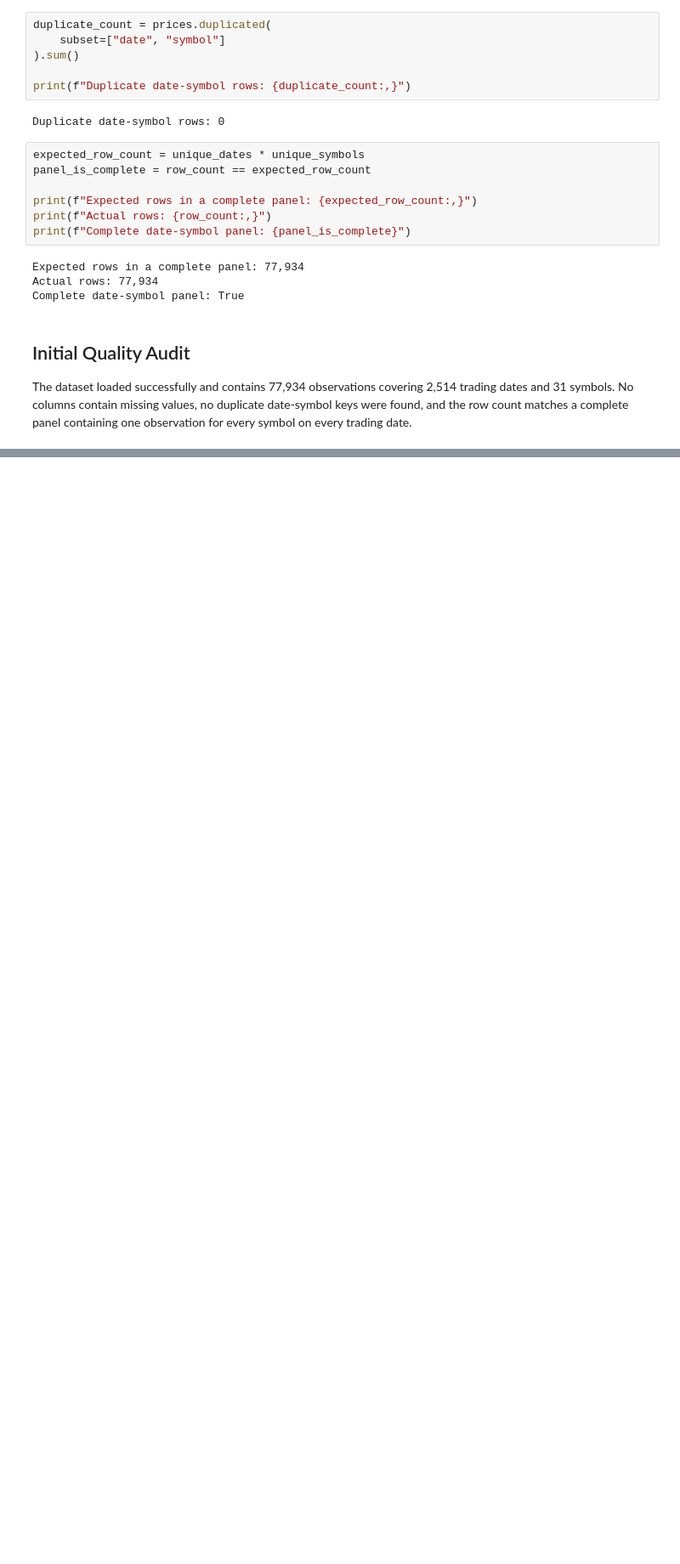
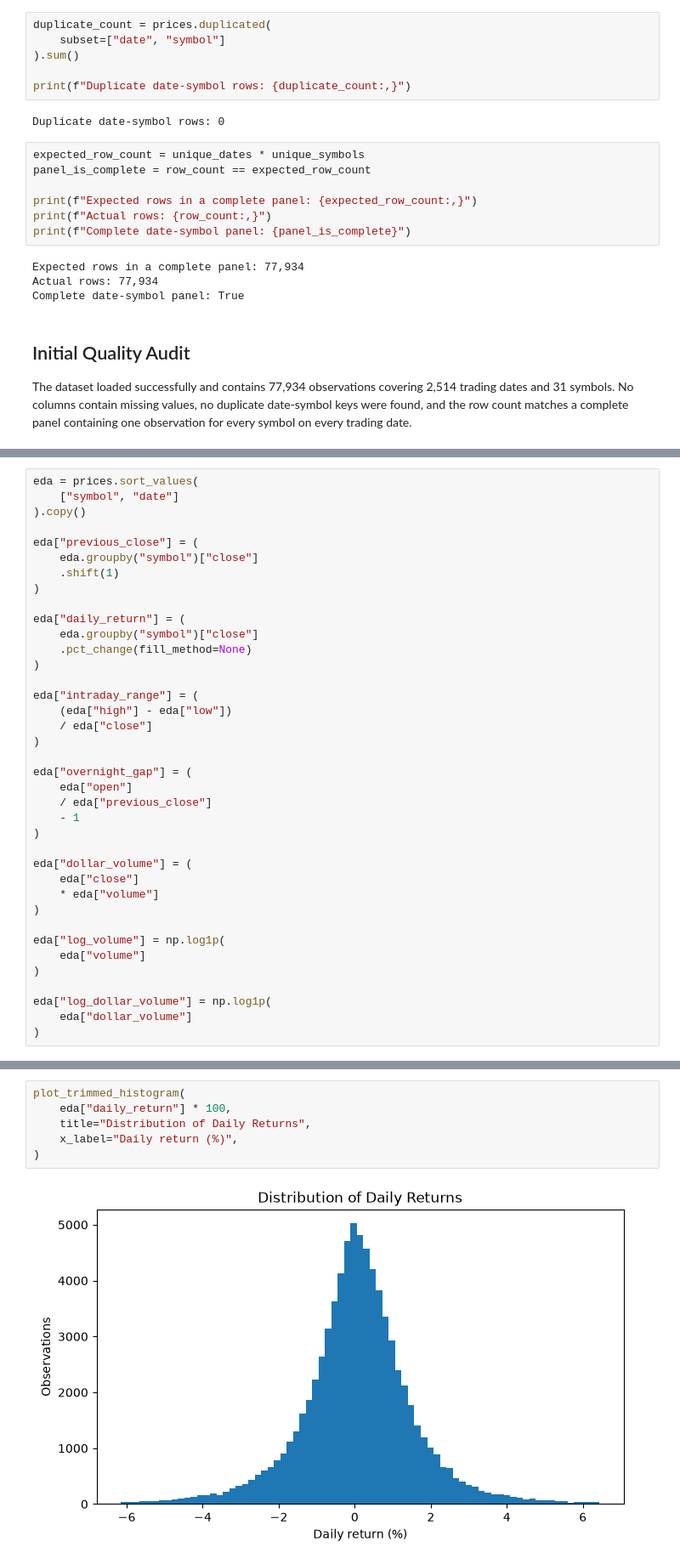
Before and after one commit to skolins3651/jane-street-inspired-market-prediction, a Jupyter notebook: notebooks/02_exploratory_data_analysis.ipynb, the cells around one changed output, grey strips where cells are left out. Shown at 85% size. Cells and saved outputs as stored; diff of their text form; blank space fills up the shorter version.

Commit message:
Explore market distributions and data coverage

```diff
--- a/notebooks/02_exploratory_data_analysis.ipynb
+++ b/notebooks/02_exploratory_data_analysis.ipynb
@@ -91,0 +100,38 @@ The dataset loaded successfully and contains 77,934 observations covering 2,514
+# %%
+eda = prices.sort_values(
+    ["symbol", "date"]
+).copy()
+
+eda["previous_close"] = (
+    eda.groupby("symbol")["close"]
+    .shift(1)
+)
+
+eda["daily_return"] = (
+    eda.groupby("symbol")["close"]
+    .pct_change(fill_method=None)
+)
+
+eda["intraday_range"] = (
+    (eda["high"] - eda["low"])
+    / eda["close"]
+)
+
+eda["overnight_gap"] = (
+    eda["open"]
+    / eda["previous_close"]
+    - 1
+)
+
+eda["dollar_volume"] = (
+    eda["close"]
+    * eda["volume"]
+)
+
+eda["log_volume"] = np.log1p(
+    eda["volume"]
+)
+
+eda["log_dollar_volume"] = np.log1p(
+    eda["dollar_volume"]
+)
@@ -91,0 +214,8 @@ The dataset loaded successfully and contains 77,934 observations covering 2,514
+# %%
+plot_trimmed_histogram(
+    eda["daily_return"] * 100,
+    title="Distribution of Daily Returns",
+    x_label="Daily return (%)",
+)
+# %% [output]
+[figure, added]
```
Also changed, not shown: parts of 15 cells of this notebook.
